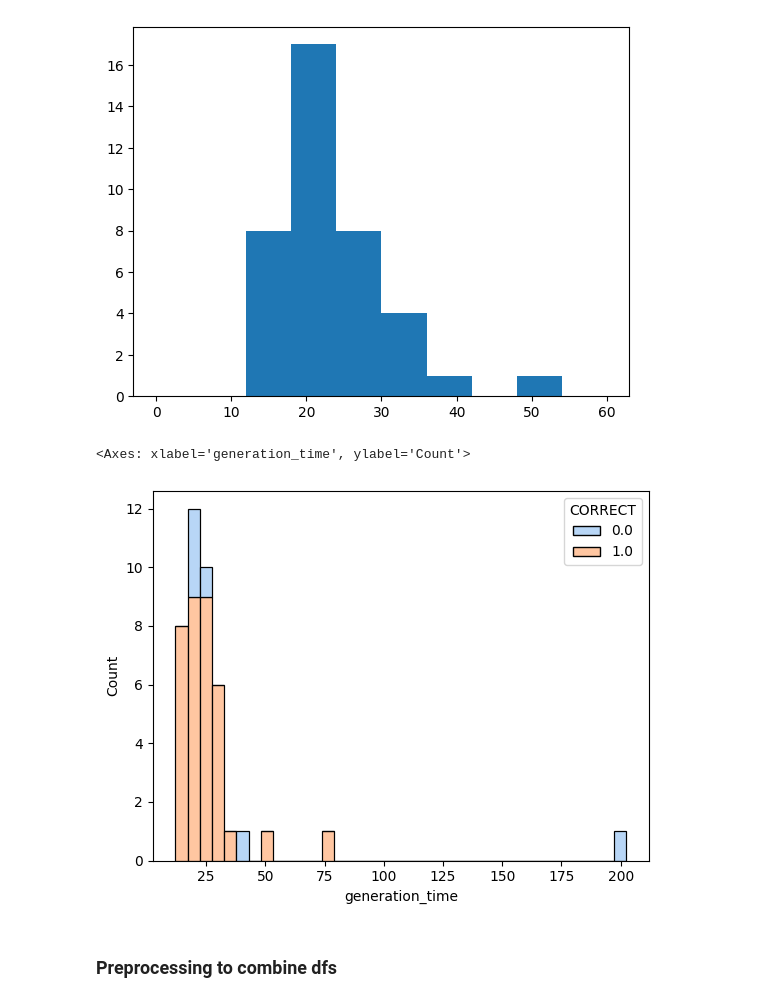
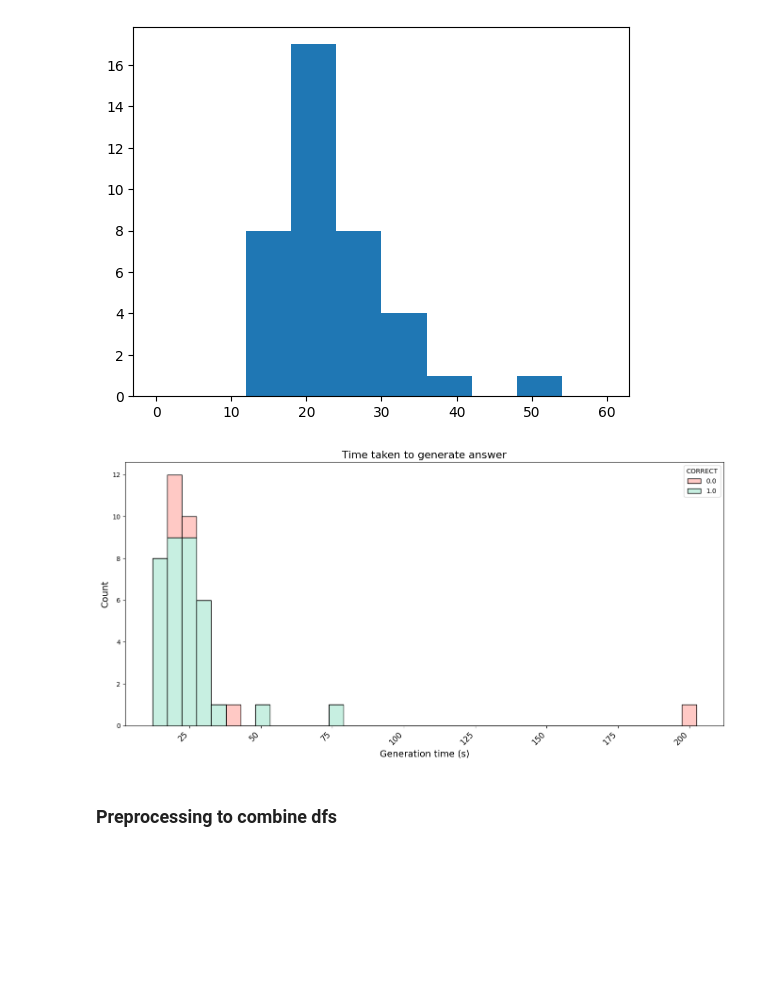
Before and after one commit to AllenNeuralDynamics/metadata-chatbot, a Jupyter notebook: src/metadata_chatbot/evaluations/evals_mongodb/stats_4_8.ipynb, the cells around one changed output. Drawn from its saved outputs; the diff is of its cells as text; code cells hidden in the pictures; blank space fills up the shorter version.

```diff
--- a/src/metadata_chatbot/evaluations/evals_mongodb/stats_4_8.ipynb
+++ b/src/metadata_chatbot/evaluations/evals_mongodb/stats_4_8.ipynb
@@ -126,10 +206,29 @@ plt.show()
 The mean answer generation time through anthropic is 28.638922000975608
 [figure]
 # %%
-sns.histplot(data=anthropic_no_error_df, x="generation_time", hue="CORRECT", multiple = "stack", palette="pastel")
+# Create a larger figure to give more room for the labels
+plt.figure(figsize=(14, 8))
+
+# Create the barplot with wider bars
+ax = sns.histplot(data=anthropic_no_error_df, x="generation_time", hue="CORRECT", multiple = "stack", palette=[  '#FFB7B2', '#B5EAD7',] )
+
+
+# Fix the overlapping x-axis labels by rotating them and adding padding
+plt.xticks(rotation=45, ha='right', fontsize=12)
+plt.tight_layout(pad=3.0)  # Adds padding around the plot
+
+# Additional styling
+plt.title("Time taken to generate answer", fontsize=16)
+plt.xlabel("Generation time (s)", fontsize=14)
+plt.ylabel("Count", fontsize=14)
+
+# Ensure sufficient bottom margin for rotated labels
+plt.subplots_adjust(bottom=0.25)
+
+# Show the plot
+plt.show()
 # %% [output]
-<Axes: xlabel='generation_time', ylabel='Count'>
-[figure, old version]
+[figure, new version]
 # %% [markdown]
 ### Preprocessing to combine dfs
 # %%
```
Also changed, not shown: parts of 9 cells of this notebook, 2 other files.
